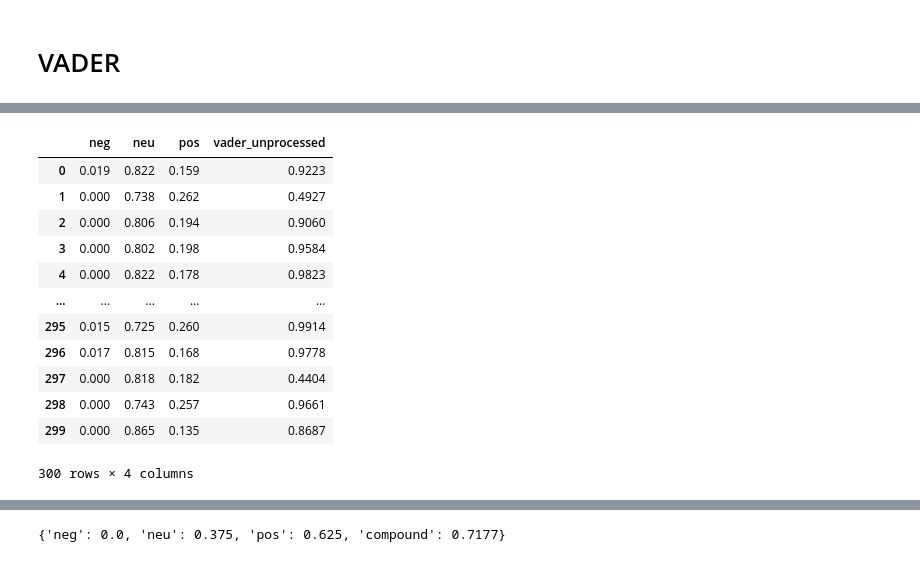
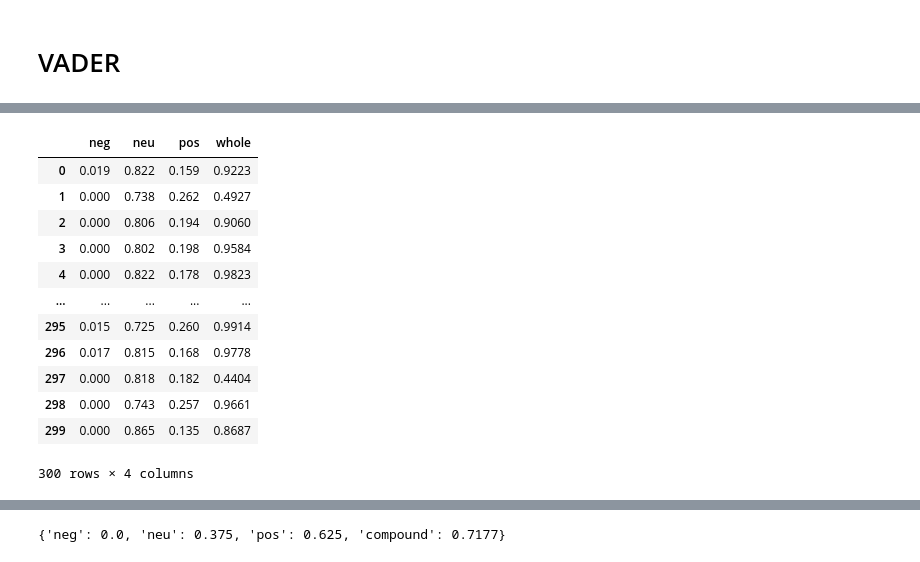
Before and after one commit to tundraparisi/Sentiment-Analysis-for-Education-Sector, a Jupyter notebook: Notebooks/Analysis_on_300_Labeled_Reviews.ipynb, the cells around one changed output, grey strips where cells are left out. Saved outputs shown, nothing was run; the diff lists cells and outputs as text; code cells hidden in the pictures.

```diff
--- a/Notebooks/Analysis_on_300_Labeled_Reviews.ipynb
+++ b/Notebooks/Analysis_on_300_Labeled_Reviews.ipynb
@@ -141,5 +226,6 @@ frequency_token.most_common(50)
 # %%
-# add column with review copy for data manipultion purposes
+# add column with review copy where I will do the cleaning operations
 df["text_copy"] = df["review"].copy()
+df["whole_copy"] = df["review"].copy()
 df.tail(1)
 # %% [output]
@@ -271,6 +360,3 @@ vaders
 | 298 | 0.000 | 0.584 | 0.416 | 0.9672 |
 | 299 | 0.000 | 0.810 | 0.190 | 0.8687 |
 300 rows × 4 columns
-# %%
-# joining the main dataset with VADER results dataset
-df = df.join(vaders['vader_score'], rsuffix='_vader')
@@ -282,3 +370,3 @@ df.head(1)
 # %%
 # Analysing the sentiment of whole reviews
-scores_reviews_unprocessed = df['review'].apply(lambda x: analyzer.polarity_scores(x)).tolist()
+scores_whole = df['whole_copy'].apply(lambda x: analyzer.polarity_scores(x)).tolist()
@@ -301,0 +373,3 @@ vader_unprocessed
+# %%
+vader_whole = pd.DataFrame(scores_whole)
+vader_whole
@@ -302,8 +390,8 @@ vader_unprocessed
 # %%
-vader_unprocessed.rename(columns={'compound' :'vader_unprocessed'},inplace=True)
-vader_unprocessed
+vader_whole.rename(columns={'compound' :'whole'},inplace=True)
+vader_whole
 # %% [output]
-|  | neg | neu | pos | vader_unprocessed |
+|  | neg | neu | pos | whole |
 | 0 | 0.019 | 0.822 | 0.159 | 0.9223 |
 | 1 | 0.000 | 0.738 | 0.262 | 0.4927 |
 | 2 | 0.000 | 0.806 | 0.194 | 0.9060 |
```
Also changed, not shown: parts of 66 cells of this notebook, 3 other files.
